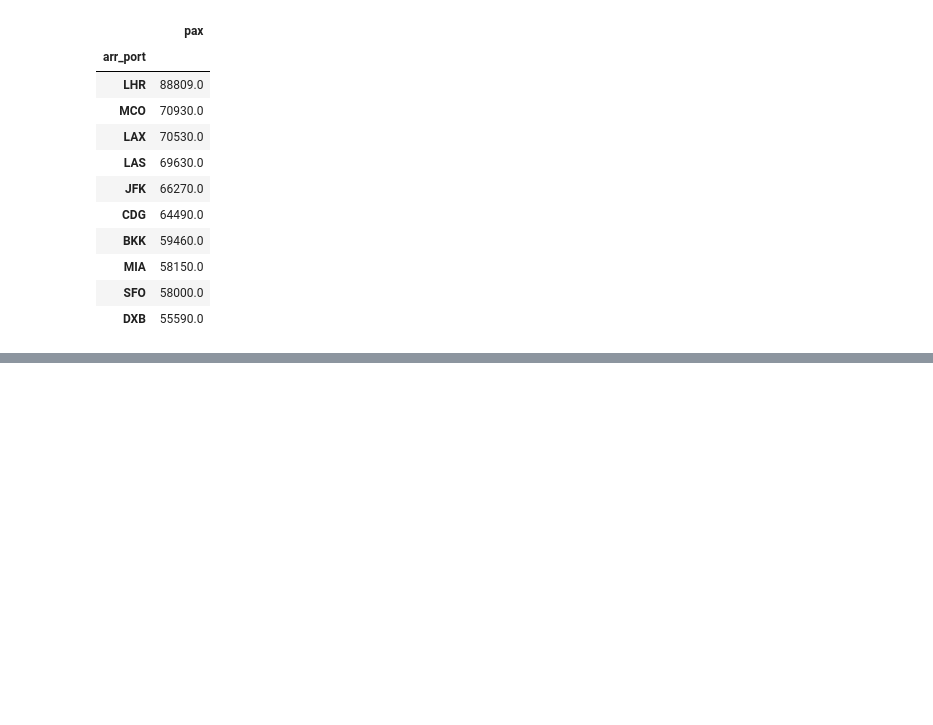
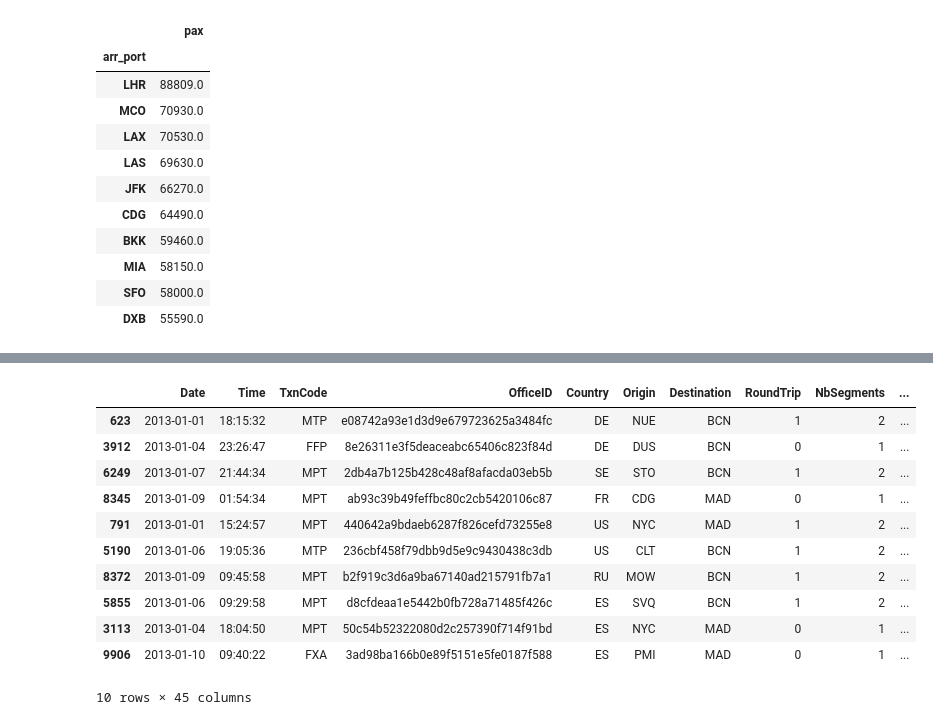
Before and after one commit to bdeotto/reto_Amadeus, a Jupyter notebook: reto_Amadeus.ipynb, the cells around one changed output, grey strips where cells are left out. Drawn from its saved outputs; the diff is of its cells as text; code cells hidden in the pictures; blank space fills up the shorter version.

```diff
--- a/reto_Amadeus.ipynb
+++ b/reto_Amadeus.ipynb
@@ -275,0 +296,2 @@ top_bookings.to_csv('02.output.csv',sep='^')
+# %%
+df_searches_sample=pd.read_csv('searches.sample.csv.bz2',compression='bz2',sep='^')
@@ -275,0 +327,15 @@ top_bookings.to_csv('02.output.csv',sep='^')
+# %%
+df_searches_sample[df_searches_sample['Destination'].isin(['AGP','MAD','BCN'])].sample(10)
+# %% [output]
+|  | Date | Time | TxnCode | OfficeID | Country | Origin | Destination | RoundTrip | NbSegments | ... |
+| 623 | 2013-01-01 | 18:15:32 | MTP | e08742a93e1d3d9e679723625a3484fc | DE | NUE | BCN | 1 | 2 | ... |
+| 3912 | 2013-01-04 | 23:26:47 | FFP | 8e26311e3f5deaceabc65406c823f84d | DE | DUS | BCN | 0 | 1 | ... |
+| 6249 | 2013-01-07 | 21:44:34 | MPT | 2db4a7b125b428c48af8afacda03eb5b | SE | STO | BCN | 1 | 2 | ... |
+| 8345 | 2013-01-09 | 01:54:34 | MPT | ab93c39b49feffbc80c2cb5420106c87 | FR | CDG | MAD | 0 | 1 | ... |
+| 791 | 2013-01-01 | 15:24:57 | MPT | 440642a9bdaeb6287f826cefd73255e8 | US | NYC | MAD | 1 | 2 | ... |
+| 5190 | 2013-01-06 | 19:05:36 | MTP | 236cbf458f79dbb9d5e9c9430438c3db | US | CLT | BCN | 1 | 2 | ... |
+| 8372 | 2013-01-09 | 09:45:58 | MPT | b2f919c3d6a9ba67140ad215791fb7a1 | RU | MOW | BCN | 1 | 2 | ... |
+| 5855 | 2013-01-06 | 09:29:58 | MPT | d8cfdeaa1e5442b0fb728a71485f426c | ES | SVQ | BCN | 1 | 2 | ... |
+| 3113 | 2013-01-04 | 18:04:50 | MPT | 50c54b52322080d2c257390f714f91bd | ES | NYC | MAD | 0 | 1 | ... |
+| 9906 | 2013-01-10 | 09:40:22 | FXA | 3ad98ba166b0e89f5151e5fe0187f588 | ES | PMI | MAD | 0 | 1 | ... |
+10 rows × 45 columns
```
Also changed, not shown: parts of 8 cells of this notebook.
